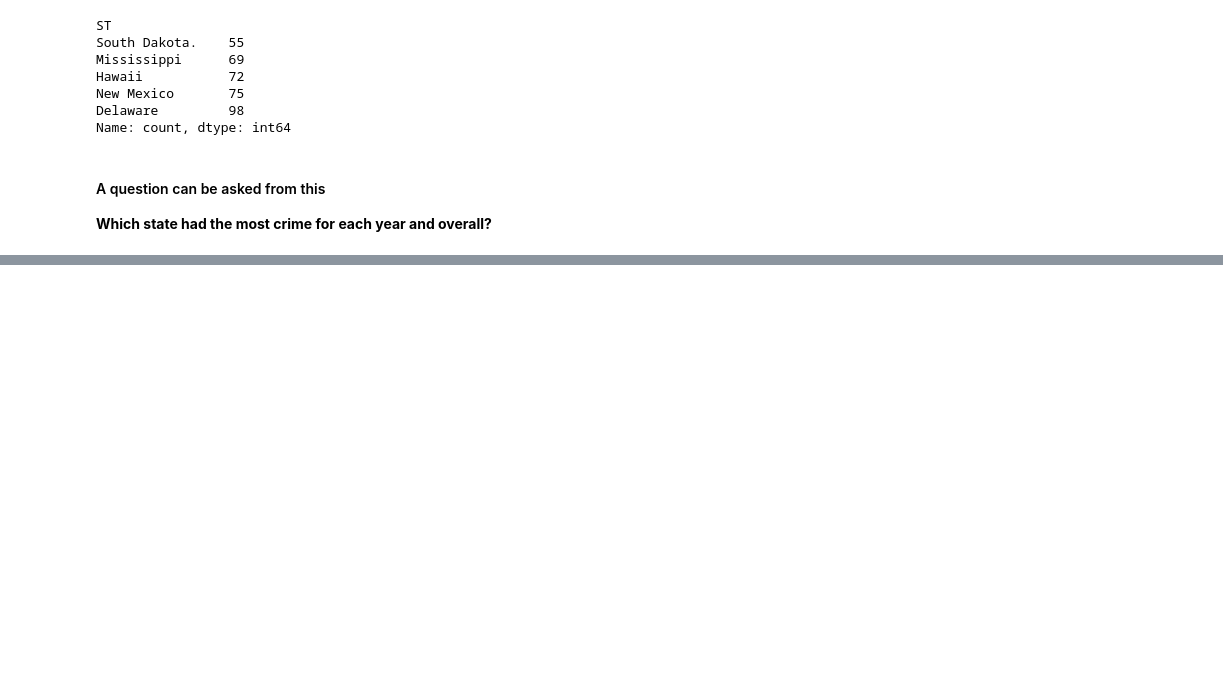
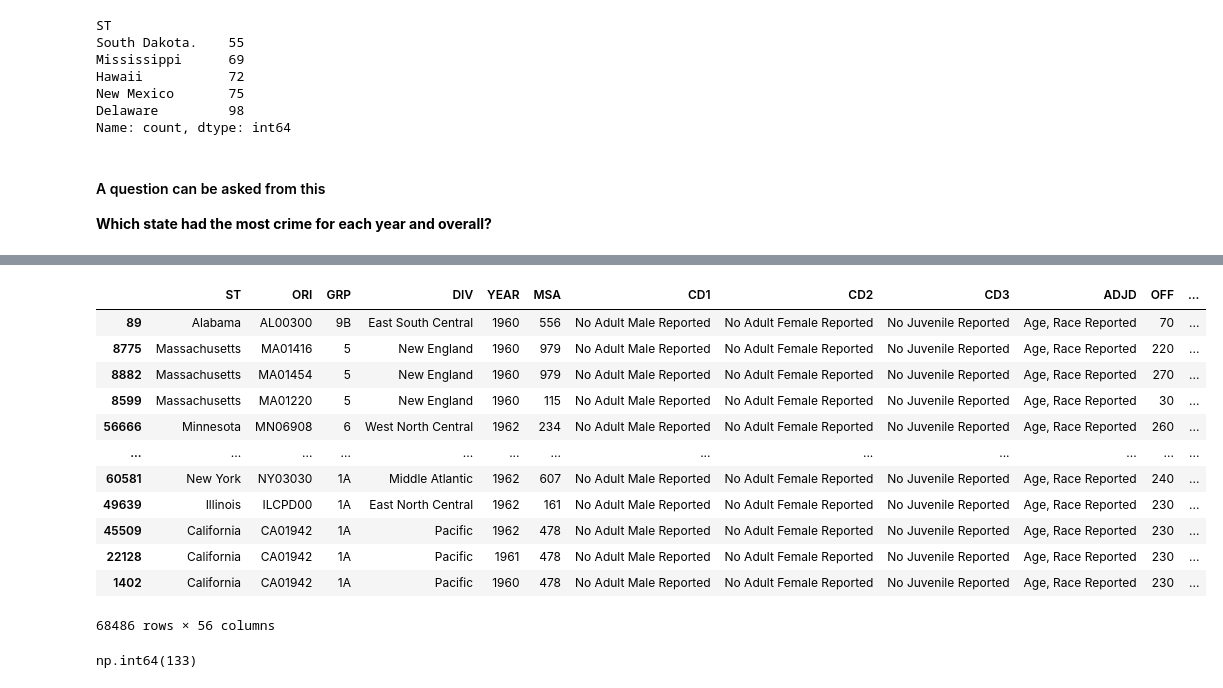
Before and after one commit to Deoxxysss/real-dataset-investigation, a Jupyter notebook: Notebooks/03_exploratory_analysis.ipynb, the cells around one changed output, grey strips where cells are left out. Saved outputs shown, nothing was run; the diff lists cells and outputs as text; code cells hidden in the pictures; blank space fills up the shorter version.

```diff
--- a/Notebooks/03_exploratory_analysis.ipynb
+++ b/Notebooks/03_exploratory_analysis.ipynb
@@ -189,0 +267,22 @@ df.groupby('ST')[['total_male', 'total_female', 'total_arrests']].sum().agg(['id
+# %%
+# which row had the least no of arrests
+df.sort_values('total_arrests', ascending=True)
+# %% [output]
+|  | ST | ORI | GRP | DIV | YEAR | MSA | CD1 | CD2 | CD3 | ADJD | OFF | ... |
+| 89 | Alabama | AL00300 | 9B | East South Central | 1960 | 556 | No Adult Male Reported | No Adult Female Reported | No Juvenile Reported | Age, Race Reported | 70 | ... |
+| 8775 | Massachusetts | MA01416 | 5 | New England | 1960 | 979 | No Adult Male Reported | No Adult Female Reported | No Juvenile Reported | Age, Race Reported | 220 | ... |
+| 8882 | Massachusetts | MA01454 | 5 | New England | 1960 | 979 | No Adult Male Reported | No Adult Female Reported | No Juvenile Reported | Age, Race Reported | 270 | ... |
+| 8599 | Massachusetts | MA01220 | 5 | New England | 1960 | 115 | No Adult Male Reported | No Adult Female Reported | No Juvenile Reported | Age, Race Reported | 30 | ... |
+| 56666 | Minnesota | MN06908 | 6 | West North Central | 1962 | 234 | No Adult Male Reported | No Adult Female Reported | No Juvenile Reported | Age, Race Reported | 260 | ... |
+| ... | ... | ... | ... | ... | ... | ... | ... | ... | ... | ... | ... | ... |
+| 60581 | New York | NY03030 | 1A | Middle Atlantic | 1962 | 607 | No Adult Male Reported | No Adult Female Reported | No Juvenile Reported | Age, Race Reported | 240 | ... |
+| 49639 | Illinois | ILCPD00 | 1A | East North Central | 1962 | 161 | No Adult Male Reported | No Adult Female Reported | No Juvenile Reported | Age, Race Reported | 230 | ... |
+| 45509 | California | CA01942 | 1A | Pacific | 1962 | 478 | No Adult Male Reported | No Adult Female Reported | No Juvenile Reported | Age, Race Reported | 230 | ... |
+| 22128 | California | CA01942 | 1A | Pacific | 1961 | 478 | No Adult Male Reported | No Adult Female Reported | No Juvenile Reported | Age, Race Reported | 230 | ... |
+| 1402 | California | CA01942 | 1A | Pacific | 1960 | 478 | No Adult Male Reported | No Adult Female Reported | No Juvenile Reported | Age, Race Reported | 230 | ... |
+68486 rows × 56 columns
+# %%
+#lets check how many rows has 0 total arrests
+(df['total_arrests'] == 0).sum()
+# %% [output]
+np.int64(133)
```
Also changed, not shown: parts of 22 cells of this notebook.
